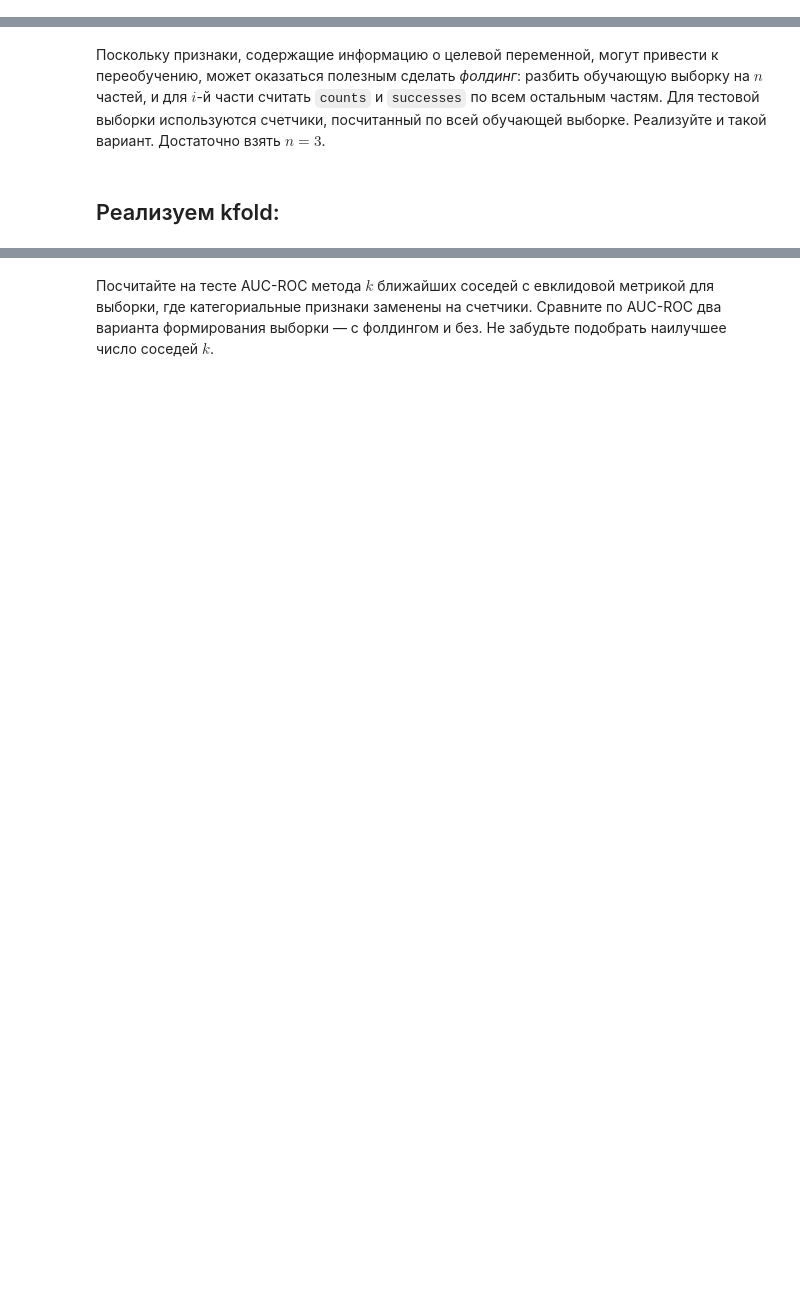
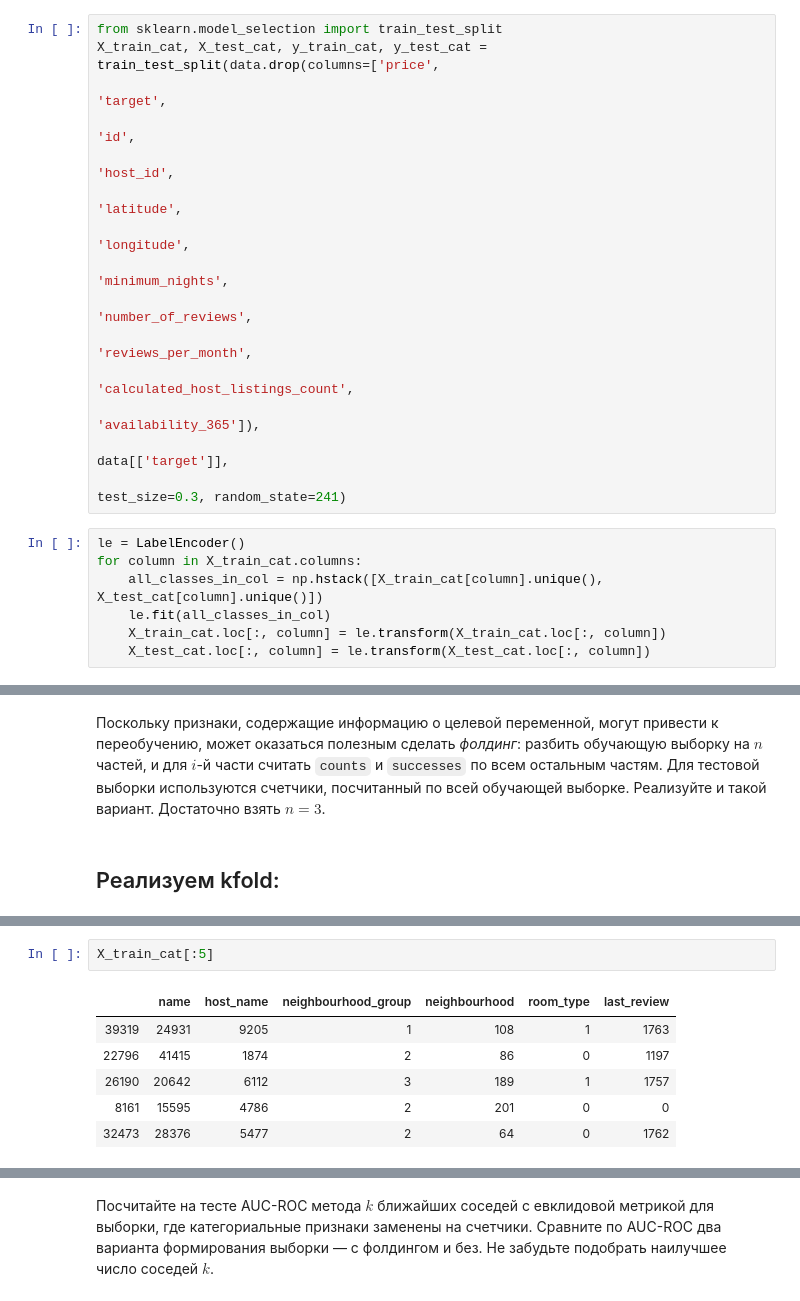
Before and after one commit to paniquex/ML_DS_practice, a Jupyter notebook: MMRO/HW_02/hw-practise-2-kuzmin-nikita.ipynb, the cells around one changed output, grey strips where cells are left out. Drawn from its saved outputs; the diff is of its cells as text; blank space fills up the shorter version.

```diff
--- a/MMRO/HW_02/hw-practise-2-kuzmin-nikita.ipynb
+++ b/MMRO/HW_02/hw-practise-2-kuzmin-nikita.ipynb
@@ -711,0 +638,22 @@ array([0.2       , 0.33333333, 0.33333333, 0.2       , 0.33333333,
+# %%
+from sklearn.model_selection import train_test_split
+X_train_cat, X_test_cat, y_train_cat, y_test_cat = train_test_split(data.drop(columns=['price',
+                                                                                       'target',
+                                                                                        'id',
+                                                                                        'host_id',
+                                                                                        'latitude',
+                                                                                        'longitude',
+                                                                                        'minimum_nights',
+                                                                                        'number_of_reviews',
+                                                                                        'reviews_per_month',
+                                                                                        'calculated_host_listings_count',
+                                                                                        'availability_365']),
+                                                                                    data[['target']],
+                                                                                    test_size=0.3, random_state=241)
+# %%
+le = LabelEncoder()
+for column in X_train_cat.columns:
+    all_classes_in_col = np.hstack([X_train_cat[column].unique(), X_test_cat[column].unique()])
+    le.fit(all_classes_in_col)
+    X_train_cat.loc[:, column] = le.transform(X_train_cat.loc[:, column])
+    X_test_cat.loc[:, column] = le.transform(X_test_cat.loc[:, column])
@@ -765,0 +794,9 @@ array([1, 1, 2, 3, 4, 5, 6])
+# %%
+X_train_cat[:5]
+# %% [output]
+|  | name | host_name | neighbourhood_group | neighbourhood | room_type | last_review |
+| 39319 | 24931 | 9205 | 1 | 108 | 1 | 1763 |
+| 22796 | 41415 | 1874 | 2 | 86 | 0 | 1197 |
+| 26190 | 20642 | 6112 | 3 | 189 | 1 | 1757 |
+| 8161 | 15595 | 4786 | 2 | 201 | 0 | 0 |
+| 32473 | 28376 | 5477 | 2 | 64 | 0 | 1762 |
```
Also changed, not shown: parts of 42 cells of this notebook.
